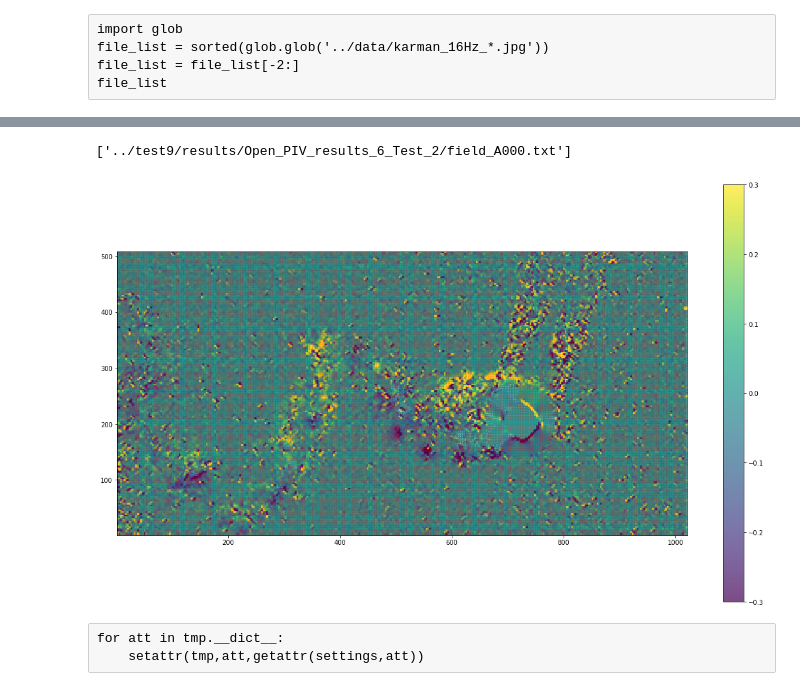
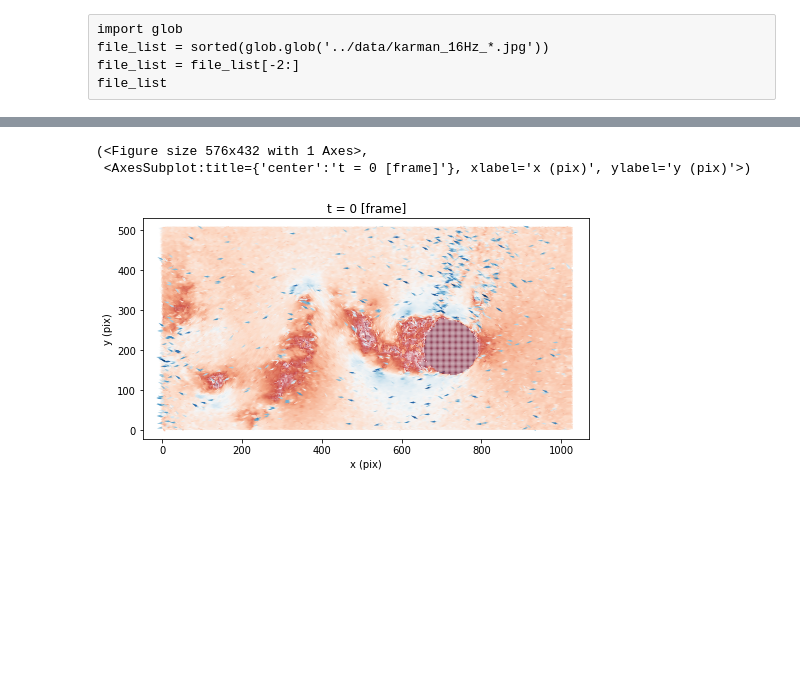
Before and after one commit to OpenPIV/openpiv-python-examples, a Jupyter notebook: notebooks/vonKarman_openpiv_11_maps.ipynb, the cells around one changed output, grey strips where cells are left out. Drawn from its saved outputs; the diff is of its cells as text; code cells hidden in the pictures; blank space fills up the shorter version.

```diff
--- a/notebooks/vonKarman_openpiv_11_maps.ipynb
+++ b/notebooks/vonKarman_openpiv_11_maps.ipynb
@@ -189,10 +182,0 @@ file_list
-# %%
-data = []
-frame = 0
-for f in file_list:
-    data.append(io.load_txt(f,frame=frame))
-    frame += 1
-
-data = xr.concat(data,dim='t')
-data.attrs['units']= ['pix','pix','pix/dt','pix/dt']
-# file_list = sorted(glob.glob('../OpenPIV_results/Open_PIV_results_6_Test_1/*.txt'))
@@ -267,22 +182,0 @@ Image Pair 1
-# %%
-file_list = sorted(glob.glob('../test9/results/Open_PIV_results_'+str(newsettings.windowsizes[newsettings.num_iterations-1])+'_Test_2/*.txt'))
-file_list
-# %% [output]
-['../test9/results/Open_PIV_results_6_Test_2/field_A000.txt']
-# %%
-data = []
-frame = 0
-for f in file_list:
-    data.append(io.load_txt(f,frame=frame))
-    frame += 1
-
-data = xr.concat(data,dim='t')
-data.attrs['units']= ['pix','pix','pix/dt','pix/dt']
-data.piv.vorticity();
-
-plot_data(data)
-# %% [output]
-[figure, removed]
-# %% [raw]
-for att in tmp.__dict__:
-    setattr(tmp,att,getattr(settings,att))
@@ -288,0 +186,8 @@ for att in tmp.__dict__:
+# %%
+data = io.load_openpiv_txt('../test9/results/OpenPIV_results_6_Test_1/field_A0000.txt')
+data.piv.vorticity()
+data.piv.quiver()
+# %% [output]
+(<Figure size 576x432 with 1 Axes>,
+ <AxesSubplot:title={'center':'t = 0 [frame]'}, xlabel='x (pix)', ylabel='y (pix)'>)
+[figure, added]
```
Also changed, not shown: parts of 10 cells of this notebook, 4 other files.
